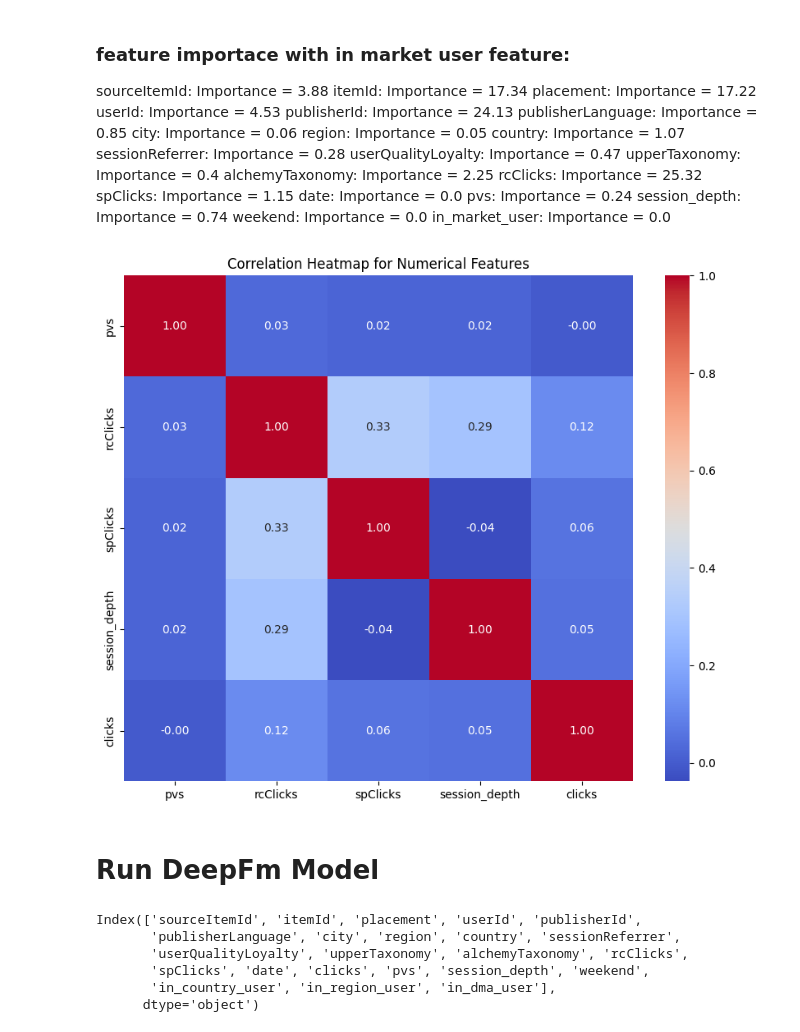
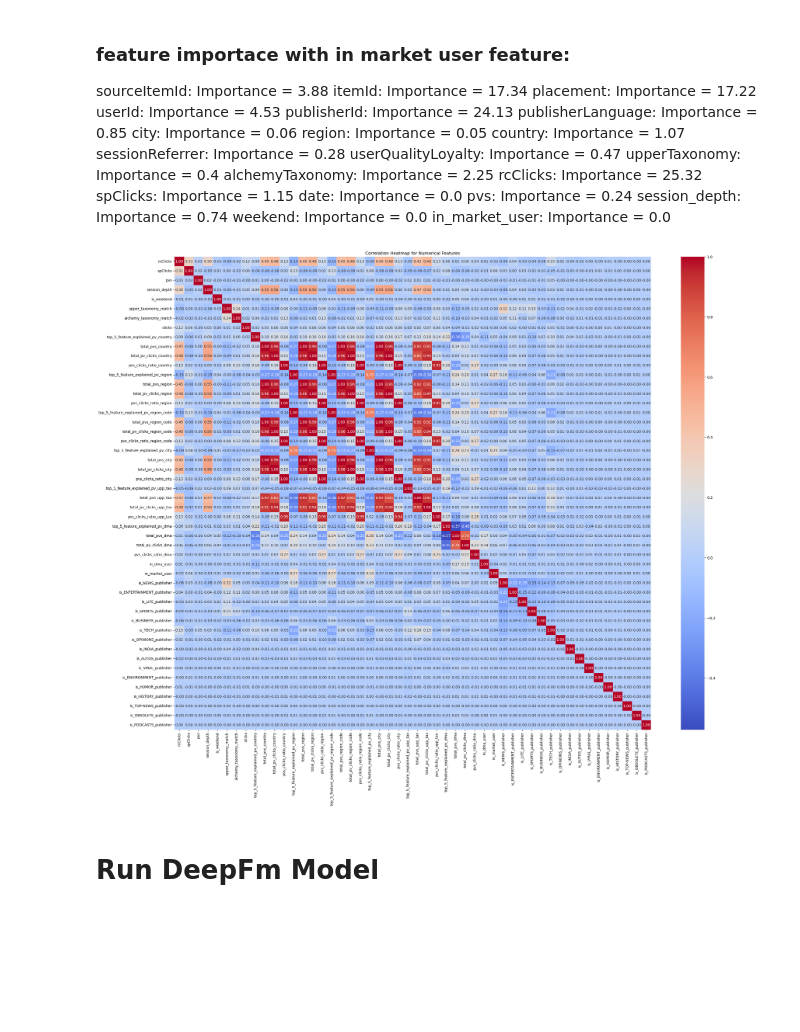
Before and after one commit to ofrizzz/Starship, a Jupyter notebook: data-cleaning.ipynb, the cells around one changed output. Cells and saved outputs as stored; diff of their text form; code cells hidden in the pictures; blank space fills up the shorter version.

Commit message:
ran deepfm with merged_df

```diff
--- a/data-cleaning.ipynb
+++ b/data-cleaning.ipynb
@@ -656,5 +573 @@ merged_df.drop(['top_5_common_user_feature_country',
-# %%
-merged_df['date'] = pd.to_datetime(merged_df['date'], format='%Y%m%d')
-# %%
-merged_df.sort_values(by='date', inplace=True)
 # %%
@@ -690,8 +604,7 @@ KeyboardInterrupt:
 ## Add an is_TAXONOMY_publisher features
 # %%
 taxonomies = merged_df["upperTaxonomy"].value_counts().keys()
-upper_tax_merge = pd.merge(merged_df, pub_com_upp_tax_users, left_on='publisherId', right_on='publisherId_upp_tax', how='left')
 for tax in taxonomies:
     feature_name = "is_" + tax + "_publisher"
-    merged_df[feature_name] = upper_tax_merge["top_5_common_user_feature_upp_tax"].apply(lambda s: tax in str(s))
+    merged_df[feature_name] = merged_df["sourceUpperTaxonomy"].apply(lambda s: tax in str(s))
     merged_df[feature_name] = merged_df[feature_name].astype(int)
@@ -697,0 +634,4 @@ for tax in taxonomies:
+# %%
+merged_df = merged_df.dropna(subset=['top_5_feature_explained_pv_country', 'top_5_feature_explained_pv_region', 'top_5_feature_explained_pv_region_code', 'top_5_feature_explained_pv_city', 'top_5_feature_explained_pv_upp_tax', 'top_5_feature_explained_pv_dma'])
+missing_cols(merged_df)
+print("number of rows left in df: ", len(merged_df))
@@ -860,25 +808,36 @@ session_depth: Importance = 0.74
 weekend: Importance = 0.0
 in_market_user: Importance = 0.0
 # %%
-numerical_features = ["pvs", "rcClicks", "spClicks", "session_depth", "clicks"]
-numerical_features_corr = combined_df[numerical_features].corr()
+numerical_features = ['rcClicks',
+       'spClicks', 'pvs', 'session_depth', 'is_weekend',
+       'upper_taxonomy_match', 'alchemy_taxonomy_match', "clicks",
+       'top_5_feature_explained_pv_country', 'total_pvs_country',
+       'total_pv_clicks_country', 'pvs_clicks_ratio_country',
+       'top_5_feature_explained_pv_region', 'total_pvs_region',
+       'total_pv_clicks_region', 'pvs_clicks_ratio_region',
+       'top_5_feature_explained_pv_region_code', 'total_pvs_region_code',
+       'total_pv_clicks_region_code', 'pvs_clicks_ratio_region_code',
+       'top_5_feature_explained_pv_city', 'total_pvs_city',
+       'total_pv_clicks_city', 'pvs_clicks_ratio_city',
+       'top_5_feature_explained_pv_upp_tax', 'total_pvs_upp_tax',
+       'total_pv_clicks_upp_tax', 'pvs_clicks_ratio_upp_tax',
+       'top_5_feature_explained_pv_dma', 'total_pvs_dma',
+       'total_pv_clicks_dma', 'pvs_clicks_ratio_dma', 'in_dma_user', 'in_market_user',
+       'is_NEWS_publisher', 'is_ENTERTAINMENT_publisher', 'is_LIFE_publisher',
+       'is_SPORTS_publisher', 'is_BUSINESS_publisher', 'is_TECH_publisher',
+       'is_OPINIONS_publisher', 'is_INDIA_publisher', 'is_AUTOS_publisher',
+       'is_VIRAL_publisher', 'is_ENVIRONMENT_publisher', 'is_HUMOR_publisher',
+       'is_HISTORY_publisher', 'is_TOP-NEWS_publisher',
+       'is_OBSOLETE_publisher', 'is_PODCASTS_publisher']
+numerical_features_corr = merged_df[numerical_features].corr()
 
-plt.figure(figsize=(10, 8))
+plt.figure(figsize=(30, 24))
 sns.heatmap(numerical_features_corr, annot=True, cmap='coolwarm', fmt=".2f")
 plt.title('Correlation Heatmap for Numerical Features')
 plt.show()
 # %% [output]
-[figure, old version]
+[figure, new version]
 # %% [markdown]
 # Run DeepFm Model
 # %%
 deepfm_data = merged_df
-# %%
-deepfm_data.columns
-# %% [output]
-Index(['sourceItemId', 'itemId', 'placement', 'userId', 'publisherId',
-       'publisherLanguage', 'city', 'region', 'country', 'sessionReferrer',
-       'userQualityLoyalty', 'upperTaxonomy', 'alchemyTaxonomy', 'rcClicks',
-       'spClicks', 'date', 'clicks', 'pvs', 'session_depth', 'weekend',
-       'in_country_user', 'in_region_user', 'in_dma_user'],
-      dtype='object')
```
Also changed, not shown: parts of 81 cells of this notebook.
